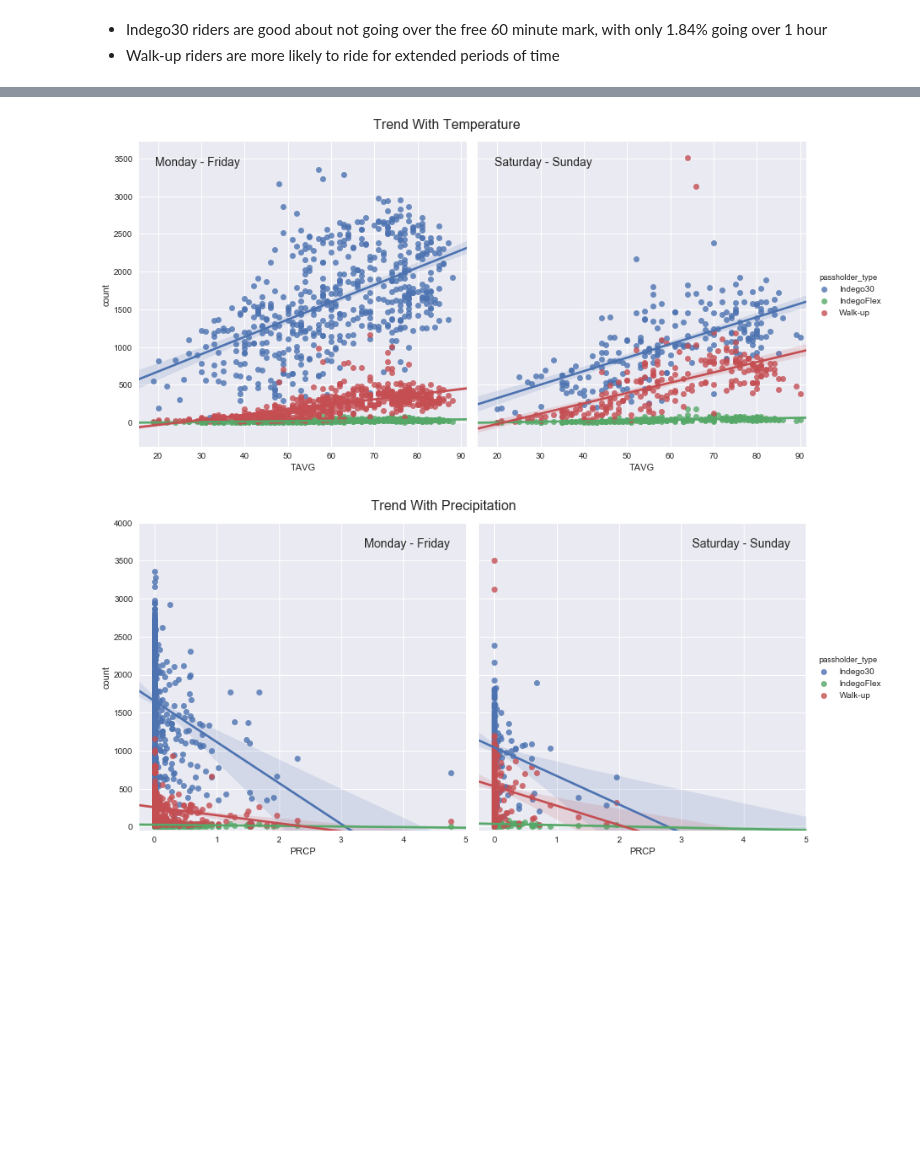
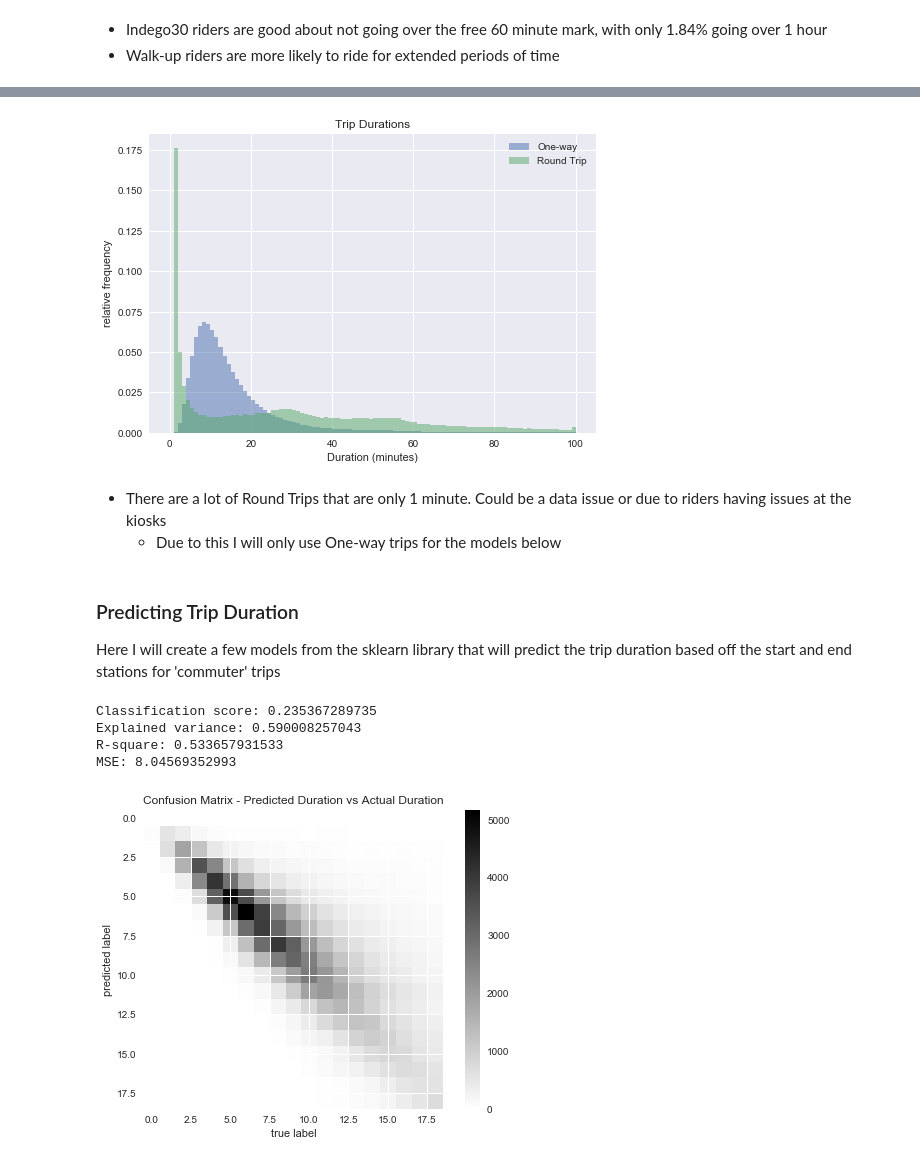
Before and after one commit to bkalnasy/Philadelphia-Bike-Share, a Jupyter notebook: Exploratory Analysis.ipynb, the cells around one changed output, grey strips where cells are left out. Drawn from its saved outputs; the diff is of its cells as text; code cells hidden in the pictures; blank space fills up the shorter version.

```diff
--- a/Exploratory Analysis.ipynb
+++ b/Exploratory Analysis.ipynb
@@ -161,36 +142,18 @@ by_date.head()
-# %%
-# add a flag indicating weekend
-by_date['weekend'] = (by_date.index.dayofweek >= 5)
-
-# Plot Temperature Trend
-g = sns.FacetGrid(by_date, col="weekend", hue='passholder_type', size=6)
-g.map(sns.regplot, "TAVG", "count")
-g.add_legend();
-
-#formatting
-g.axes[0, 0].set_title('')
-g.axes[0, 1].set_title('')
-g.axes[0, 0].text(0.05, 0.95, 'Monday - Friday', va='top', size=14,
-                  transform=g.axes[0, 0].transAxes)
-g.axes[0, 1].text(0.05, 0.95, 'Saturday - Sunday', va='top', size=14,
-                  transform=g.axes[0, 1].transAxes)
-g.fig.text(0.45, 1, "Trend With Temperature", ha='center', va='top', size=16);
-
-
-# Plot Precipitation
-g = sns.FacetGrid(by_date, col="weekend", hue='passholder_type', size=6)
-g.map(sns.regplot, "PRCP", "count")
-g.add_legend();
-
-#formatting
-g.axes[0, 0].set_ylim(-50, 4000);
-g.axes[0, 0].set_title('')
-g.axes[0, 1].set_title('')
-g.axes[0, 0].text(0.95, 0.95, 'Monday - Friday', ha='right', va='top', size=14,
-                  transform=g.axes[0, 0].transAxes)
-g.axes[0, 1].text(0.95, 0.95, 'Saturday - Sunday', ha='right', va='top', size=14,
-                  transform=g.axes[0, 1].transAxes)
-g.fig.text(0.45, 1, "Trend With Precipitation", ha='center', va='top', size=16);
-# %% [output]
-[figure, removed]
-[figure, removed]
+# %%
+#plots and compares the distribution of the ride durations for Indego30 and Walk-up riders
+
+#dropping IndegoFlex riders because of small volume
+data[data['passholder_type'] != 'IndegoFlex'].groupby('trip_route_category')['duration'].hist(bins=np.arange(101),
+                                                                                          alpha=0.5, normed=True);
+plt.xlabel('Duration (minutes)')
+plt.ylabel('relative frequency')
+plt.title('Trip Durations')
+plt.legend(['One-way', 'Round Trip']);
+# %% [output]
+[figure, added]
+# %% [markdown]
+- There are a lot of Round Trips that are only 1 minute. Could be a data issue or due to riders having issues at the kiosks
+    - Due to this I will only use One-way trips for the models below
+# %% [markdown]
+### Predicting Trip Duration
+Here I will create a few models from the sklearn library that will predict the trip duration based off the start and end stations for 'commuter' trips
@@ -196,0 +179,22 @@ g.fig.text(0.45, 1, "Trend With Precipitation", ha='center', va='top', size=16);
+# %%
+clf = DecisionTreeClassifier().fit(Xtrain, ytrain)
+ypred_dt = clf.predict(Xtest)
+
+plt.figure()
+plt.imshow(metrics.confusion_matrix(ypred_dt, ytest),
+           interpolation='nearest', cmap=plt.cm.binary)
+plt.colorbar()
+plt.xlabel("true label")
+plt.ylabel("predicted label")
+plt.title("Confusion Matrix - Predicted Duration vs Actual Duration")
+
+print("Classification score: " + str(clf.score(Xtest, ytest)))
+print("Explained variance: " + str(metrics.explained_variance_score(ytest, ypred_dt)))
+print("R-square: " + str(metrics.r2_score(ytest, ypred_dt)))
+print("MSE: " + str(metrics.mean_squared_error(ytest, ypred_dt)))
+# %% [output]
+Classification score: 0.235367289735
+Explained variance: 0.590008257043
+R-square: 0.533657931533
+MSE: 8.04569352993
+[figure, added]
```
Also changed, not shown: parts of 9 cells of this notebook.
